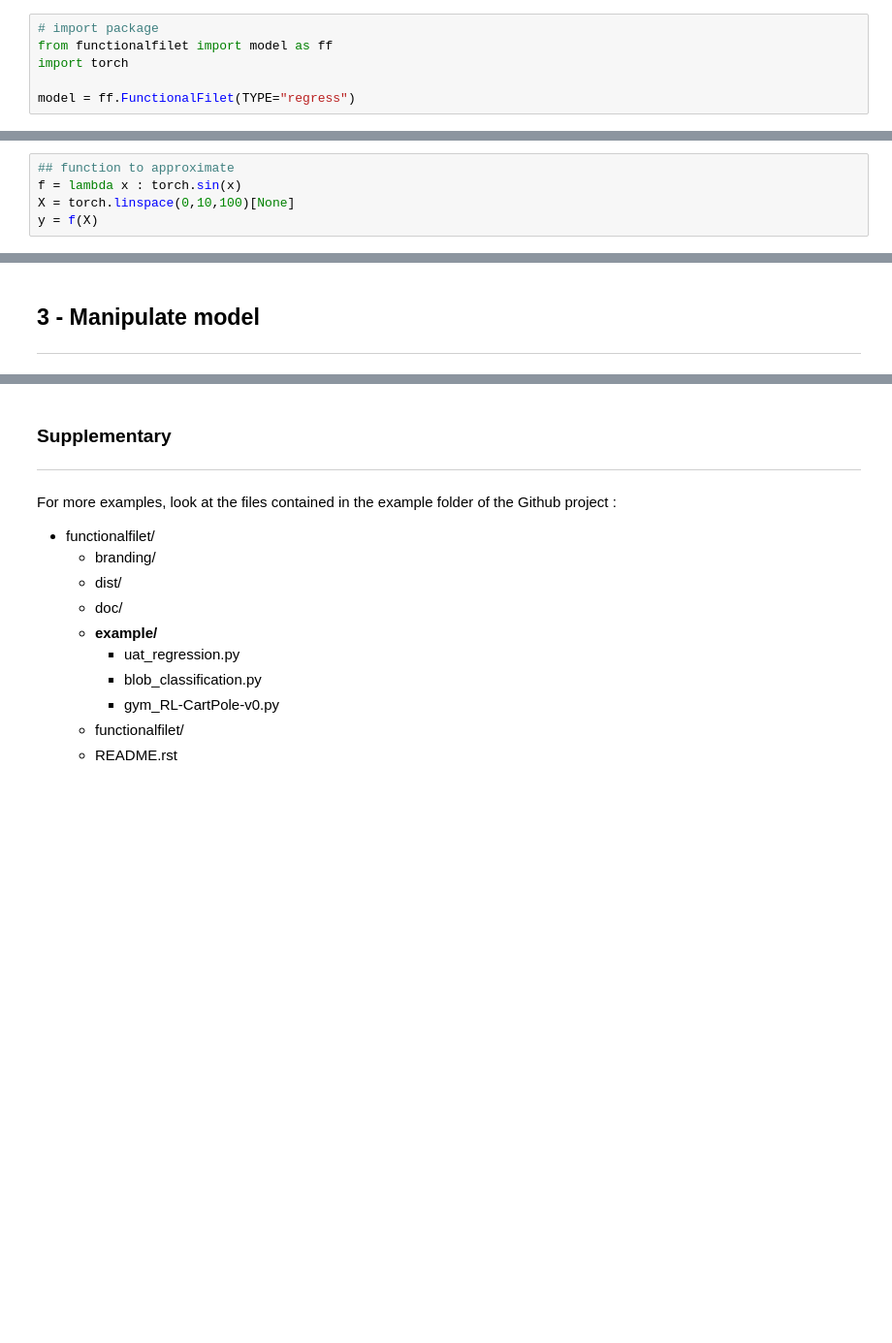
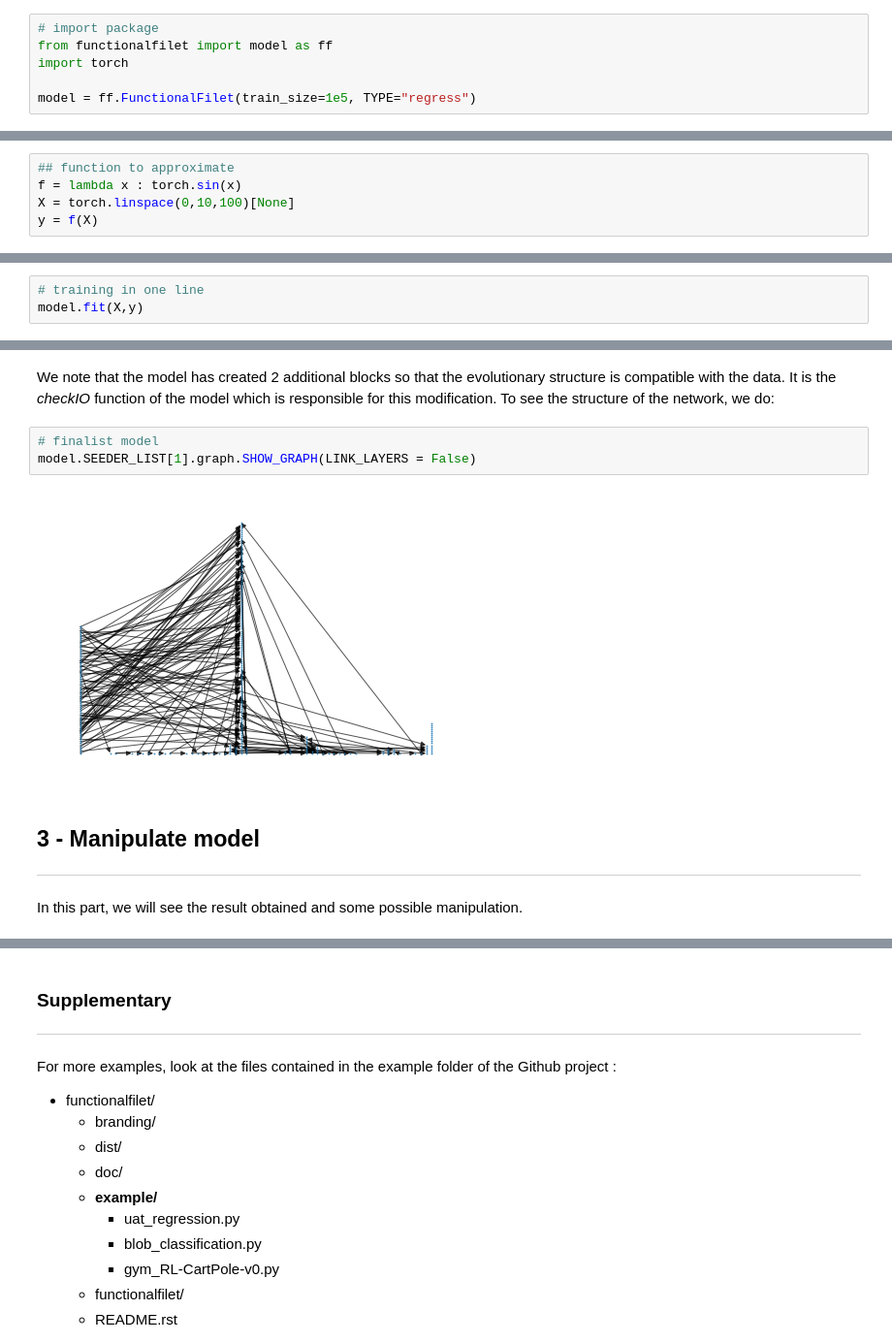
Before and after one commit to fabienfrfr/functionalfilet, a Jupyter notebook: doc/notebook.ipynb, the cells around one changed output, grey strips where cells are left out. Shown at 97% size. Drawn from its saved outputs; the diff is of its cells as text; blank space fills up the shorter version.

```diff
--- a/doc/notebook.ipynb
+++ b/doc/notebook.ipynb
@@ -20,4 +20,4 @@ In this part we will import the model in python and check some properties during
 from functionalfilet import model as ff
 import torch
 
-model = ff.FunctionalFilet(TYPE="regress")
+model = ff.FunctionalFilet(train_size=1e5, TYPE="regress")
@@ -38,0 +67,3 @@ y = f(X)
+# %%
+# training in one line
+model.fit(X,y)
@@ -39,3 +100,12 @@ y = f(X)
+# %% [markdown]
+We note that the model has created 2 additional blocks so that the evolutionary structure is compatible with the data. It is the *checkIO* function of the model which is responsible for this modification. To see the structure of the network, we do:
+# %%
+# finalist model
+model.SEEDER_LIST[1].graph.SHOW_GRAPH(LINK_LAYERS = False)
+# %% [output]
+[figure, added]
 # %% [markdown]
 ## 3 - Manipulate model
 ---
+
+In this part, we will see the result obtained and some possible manipulation.
```
Also changed, not shown: parts of 9 cells of this notebook, 8 other files.
